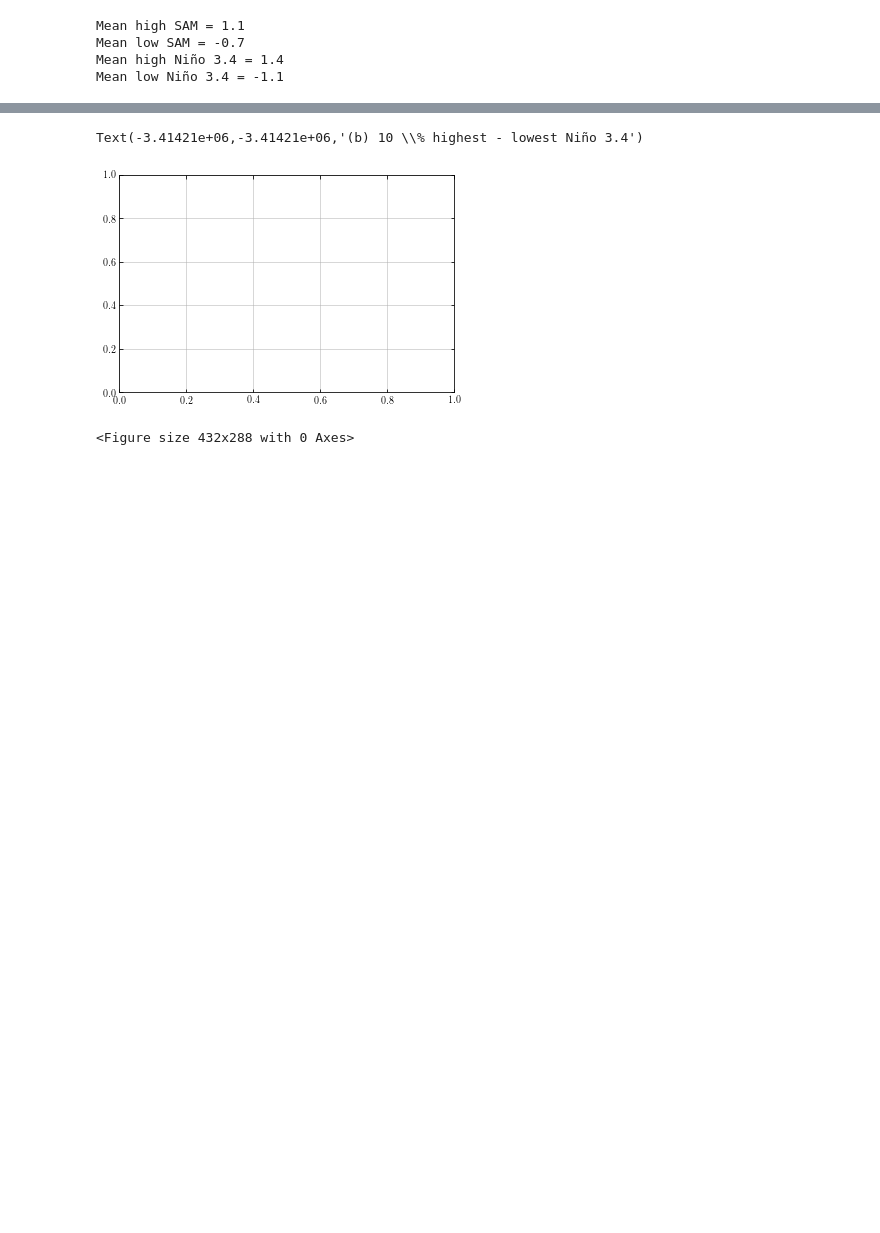
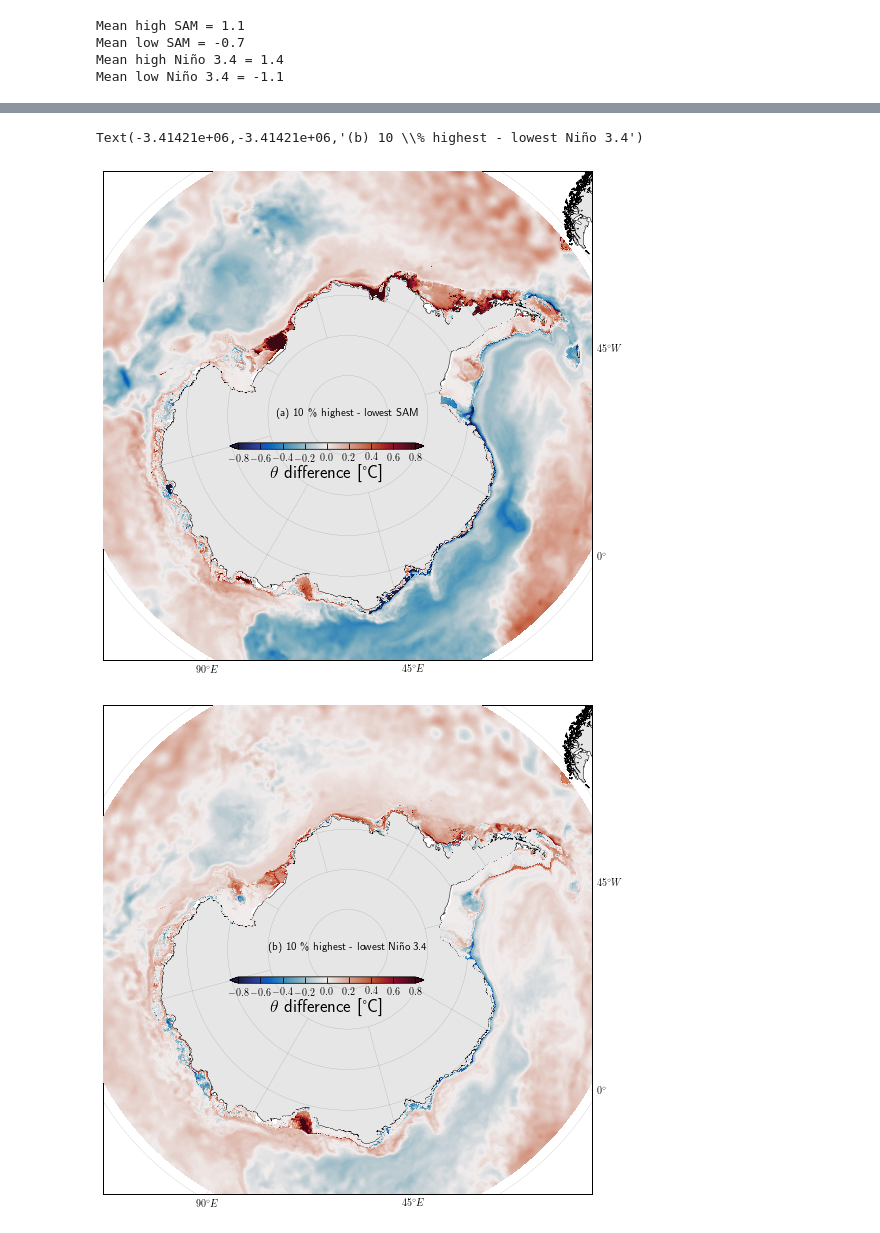
Before and after one commit to apaloczy/AntarcticaCircumpolarIntrusions, a Jupyter notebook: plot_figs/fig08/fig08.ipynb, the cells around one changed output, grey strips where cells are left out. Drawn from its saved outputs; the diff is of its cells as text; code cells hidden in the pictures; blank space fills up the shorter version.

Commit message:
Fix Figure 8 notebook.

```diff
--- a/plot_figs/fig08/fig08.ipynb
+++ b/plot_figs/fig08/fig08.ipynb
@@ -166,26 +146,96 @@ cs2 = m2.pcolormesh(xpt, ypt, dpt2, vmin=dptmin, vmax=dptmax, cmap=cmo.balance,
 # %%
+# Plot the maps of temperature difference.
+figsize = (9, 9)
+fmt = 'png'
+kwsavefig = dict(fmt=fmt, dpi=150, bbox_inches='tight', pad_inches=0.05)
+dptmin, dptmax = -0.8, 0.8
+
+fig1, ax1 = plt.subplots(figsize=figsize)
+fig2, ax2 = plt.subplots(figsize=figsize)
+m1 = bmap_antarctica(ax1)
+m2 = bmap_antarctica(ax2)
+
+dpt = hiSAMpt - loSAMpt
+dpt2 = hiNINO34pt - loNINO34pt
+
+dpt = np.ma.masked_invalid(dpt)
+dpt2 = np.ma.masked_invalid(dpt2)
+
+cs1 = m1.pcolormesh(xpt, ypt, dpt, vmin=dptmin, vmax=dptmax, cmap=cmo.balance, latlon=True, zorder=999)
+cs2 = m2.pcolormesh(xpt, ypt, dpt2, vmin=dptmin, vmax=dptmax, cmap=cmo.balance, latlon=True, zorder=999)
+
 cax1 = fig1.add_axes([0.33, 0.45, 0.30, 0.010])
 cax2 = fig2.add_axes([0.33, 0.45, 0.30, 0.010])
 cb1 = plt.colorbar(mappable=cs1, cax=cax1, orientation='horizontal', extend='both')
 cb1.ax.tick_params(labelsize=10, top=True, labeltop=False, labelbottom=True)
 m1.plot(xmisob, ymisob, color='k', linewidth=1, latlon=True)
 m1.plot(xiisob, yiisob, color='m', linewidth=0.5, latlon=True)
 m1.plot(xoisob, yoisob, color='m', linewidth=0.5, latlon=True)
 #
 cb2 = plt.colorbar(mappable=cs2, cax=cax2, orientation='horizontal', extend='both')
 cb2.ax.tick_params(labelsize=10, top=True, labeltop=False, labelbottom=True)
 m2.plot(xmisob, ymisob, color='k', linewidth=1, latlon=True)
 m2.plot(xiisob, yiisob, color='m', linewidth=0.5, latlon=True)
 m2.plot(xoisob, yoisob, color='m', linewidth=0.5, latlon=True)
 cblab = r'$\theta$ difference [\textdegree C]'
 cbkw = dict(fontsize=18, fontweight='black', labelpad=2)
 cb1.set_label(cblab, **cbkw)
 cb2.set_label(cblab, **cbkw)
 
 xt1, yt1 = m1.projtran(-179.9, -90)
 xt2, yt2 = m2.projtran(-179.9, -90)
 ax1.text(xt1, yt1, '(a) '+str(int(idxpercentile))+' \% highest - lowest SAM', fontsize=11, fontweight='black', zorder=9999, ha='center')
 ax2.text(xt2, yt2, '(b) '+str(int(idxpercentile))+' \% highest - lowest Niño 3.4', fontsize=11, fontweight='black', zorder=9999, ha='center')
+
+# Define the annotations' properties.
+
+kwtxt = dict(fontsize=9, color='r', fontweight='bold', zorder=999, ha='center', va='center')
+txtrotang = {'Amundsen':10, 'Bellingshausen':-15, 'S-AP':0, 'N-AP':-10, 'Weddell':0, 'W-EA':45, 'C-EA':0, 'E-EA':-75, 'Ross':30, 'Byrd':30}
+xtseg = {'Amundsen':-3399889.35999466,
+         'Bellingshausen':-4325029.32189797,
+         'Byrd':-3077742.4089747583,
+         'C-EA':-2428492.39999619,
+         'E-EA':-1156424.95237914,
+         'N-AP':-6337208.73903767,
+         'Ross':-1873408.4228542,
+         'S-AP':-5504582.77332469,
+         'W-EA':-4764470.80380204,
+         'Weddell':-5758996.2628481}
+ytseg = {'Amundsen':-5646107.16035395,
+         'Bellingshausen':-4697838.69940305,
+         'Byrd':-4718902.153892816,
+         'C-EA':-1506105.83083664,
+         'E-EA':-2639402.28416819,
+         'N-AP':-5368565.17178295,
+         'Ross':-4281525.71654656,
+         'S-AP':-5622978.66130636,
+         'W-EA':-2153703.80416895,
+         'Weddell':-3842084.23464249}
+
+segxl_prev = None
+kwstxt = dict(color='r', marker='+', ms=10, mew=2, zorder=15, latlon=True)
+for seg in segs_lims.keys():
+    segxl, segxr = segs_lims[seg][:2]
+    idxl = near(xmisob, segxl, return_index=True)
+    idxr = near(xmisob, segxr, return_index=True)
+    segxl, segxr = xmisob[idxl], xmisob[idxr]
+    segyl, segyr = ymisob[idxl], ymisob[idxr]
+    m1.plot(segxl, segyl, **kwstxt)
+    m2.plot(segxl, segyl, **kwstxt)
+    if segxr!=segxl_prev:
+        m1.plot(segxr, segyr, **kwstxt)
+        m2.plot(segxr, segyr, **kwstxt)
+    segxl_prev = segxl
+
+for seg in segs_lims.keys():
+    ax1.text(xtseg[seg], ytseg[seg], seg, rotation=txtrotang[seg], **kwtxt)
+    ax2.text(xtseg[seg], ytseg[seg], seg, rotation=txtrotang[seg], **kwtxt)
+
+plt.draw()
+plt.show()
+fig1.savefig('difference_hiSAMloSAM-%dpercentile.'%idxpercentile + fmt, **kwsavefig)
+fig2.savefig('difference_hiNINO34loNINO34-%dpercentile.'%idxpercentile + fmt, **kwsavefig)
 # %% [output]
 Text(-3.41421e+06,-3.41421e+06,'(b) 10 \\% highest - lowest Niño 3.4')
-[figure, old version]
+[figure, new version]
+[figure, added]
@@ -236,8 +241,0 @@ for seg in segs_lims.keys():
-# %%
-plt.draw()
-fig1.savefig('difference_hiSAMloSAM-%dpercentile.'%idxpercentile + fmt, **kwsavefig)
-fig2.savefig('difference_hiNINO34loNINO34-%dpercentile.'%idxpercentile + fmt, **kwsavefig)
-fig1.show()
-fig2.show()
-# %% [output]
-<Figure size 432x288 with 0 Axes>
```
Also changed, not shown: parts of 4 cells of this notebook, 2 other files.
